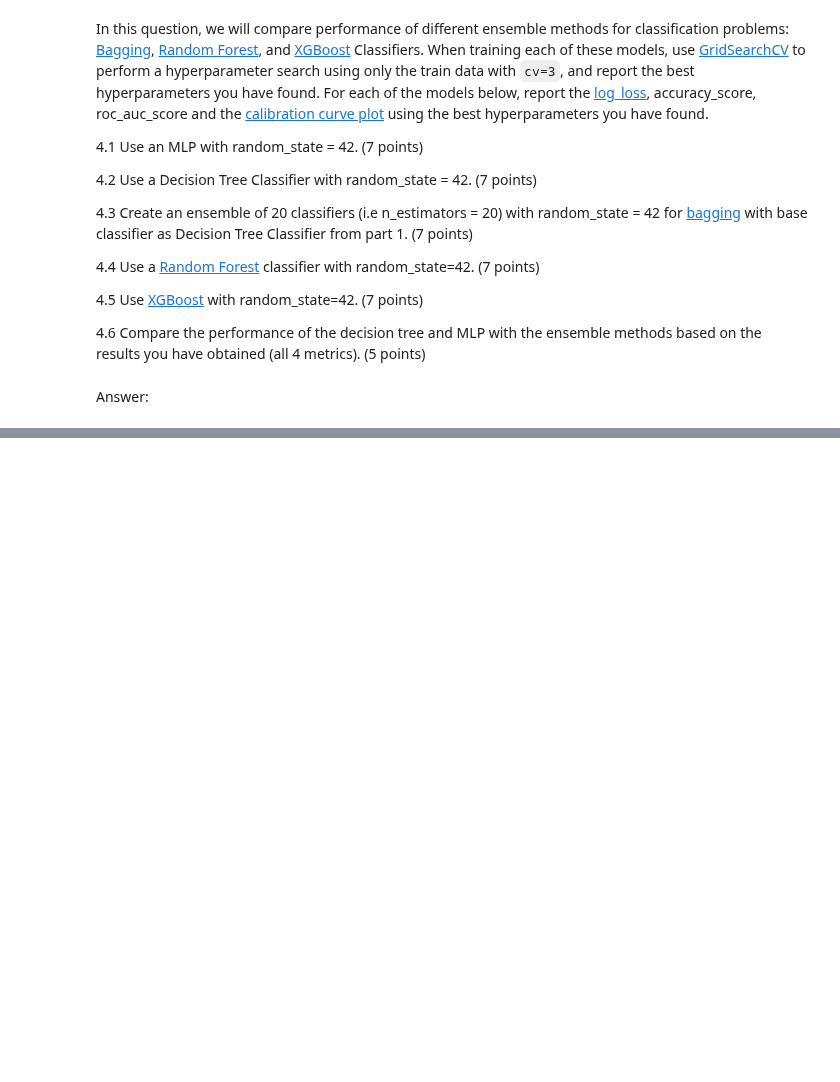
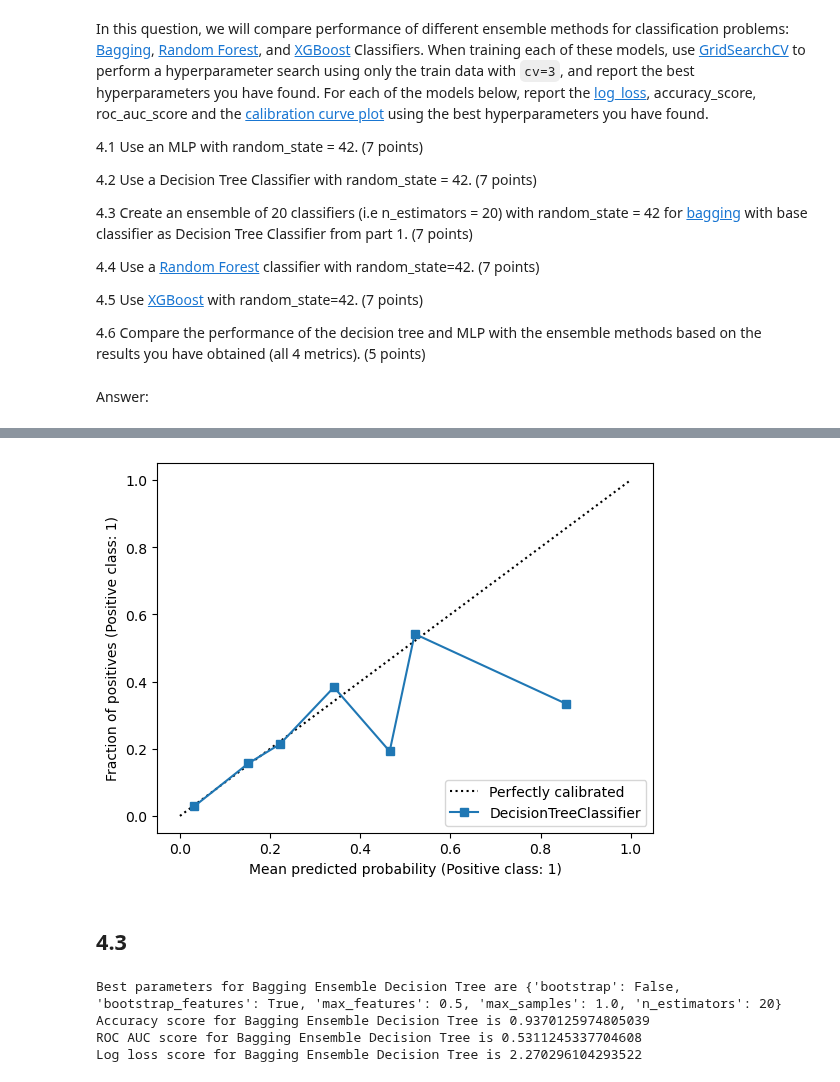
Before and after one commit to babusid/ECE461P, a Jupyter notebook: HW5/HW5.ipynb, the cells around one changed output, grey strips where cells are left out. Saved outputs shown, nothing was run; the diff lists cells and outputs as text; code cells hidden in the pictures; blank space fills up the shorter version.

```diff
--- a/HW5/HW5.ipynb
+++ b/HW5/HW5.ipynb
@@ -142,15 +267,3 @@ from time import time
 %matplotlib inline
 # %%
 columns_list = list(X.columns)
-# %%
-def grid_search(model, params, model_name):
-    # define your GridSearchCV object with the relevant parameters
-    # TODO
-
-    # fit the grid search model with the train data and print the best parameters
-    # TODO
-
-    # use the fitted model with the best parameters to predict on the test set and report the metrics
-    # TODO
-
-    pass
@@ -158,0 +340,30 @@ Answer:
+# %%
+calibration_curve_plot(decision_tree, X_test, y_test)
+# %% [output]
+[figure, added]
+# %% [markdown]
+## 4.3
+# %%
+bagging_ensemble_decision_tree_params = {   'n_estimators': [20],
+                                            'max_samples': [0.5, 0.7, 1.0],
+                                            'max_features': [0.5, 0.7, 1.0],
+                                            'bootstrap': [True, False],
+                                            'bootstrap_features': [True, False]
+
+}
+
+bagging_ensemble_decision_tree = grid_search(
+    model = BaggingClassifier(
+        base_estimator=DecisionTreeClassifier(random_state=42),
+        random_state=42),
+    params = bagging_ensemble_decision_tree_params,
+    model_name = 'Bagging Ensemble Decision Tree'
+)
+
+bagging_ensemble_decision_tree.fit(X_train, y_train)
+bagging_ensemble_decision_tree_pred = bagging_ensemble_decision_tree.predict(X_test, y_test)
+# %% [output]
+Best parameters for Bagging Ensemble Decision Tree are {'bootstrap': False, 'bootstrap_features': True, 'max_features': 0.5, 'max_samples': 1.0, 'n_estimators': 20}
+Accuracy score for Bagging Ensemble Decision Tree is 0.9370125974805039
+ROC AUC score for Bagging Ensemble Decision Tree is 0.5311245337704608
+Log loss score for Bagging Ensemble Decision Tree is 2.270296104293522
```
Also changed, not shown: parts of 36 cells of this notebook.
